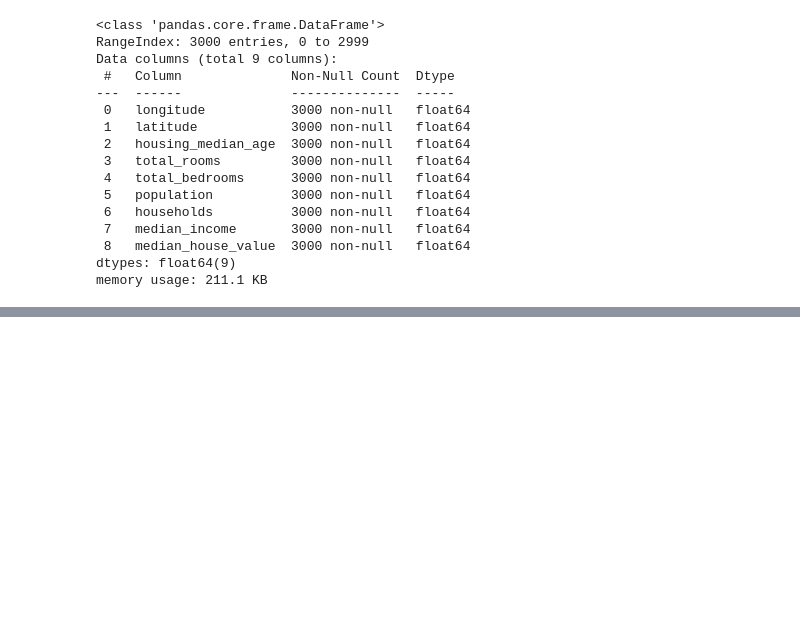
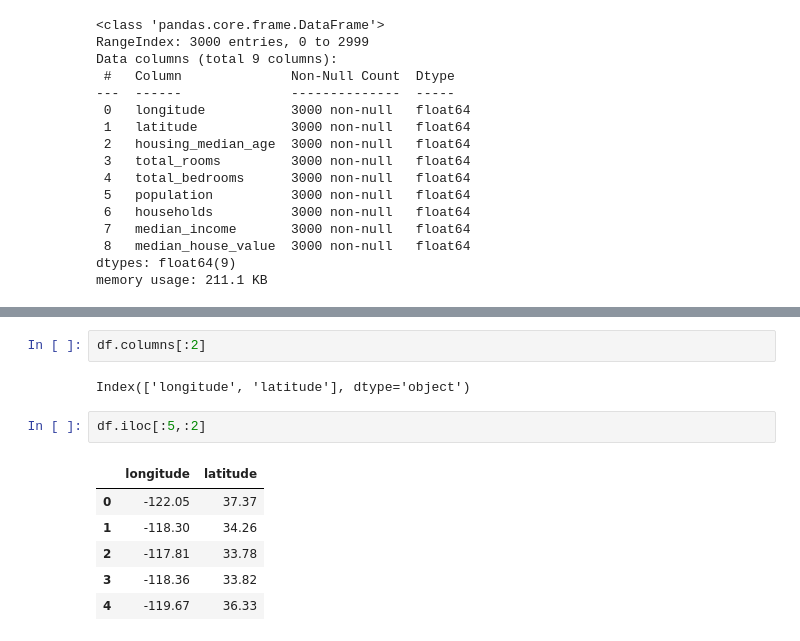
Before and after one commit to Sergeji554/Geekbrains, a Jupyter notebook: seminar_9.ipynb, the cells around one changed output, grey strips where cells are left out. Cells and saved outputs as stored; diff of their text form; blank space fills up the shorter version.

```diff
--- a/seminar_9.ipynb
+++ b/seminar_9.ipynb
@@ -57,0 +114,13 @@ memory usage: 211.1 KB
+# %%
+df.columns[:2]
+# %% [output]
+Index(['longitude', 'latitude'], dtype='object')
+# %%
+df.iloc[:5,:2]
+# %% [output]
+|  | longitude | latitude |
+| 0 | -122.05 | 37.37 |
+| 1 | -118.30 | 34.26 |
+| 2 | -117.81 | 33.78 |
+| 3 | -118.36 | 33.82 |
+| 4 | -119.67 | 36.33 |
```
Also changed, not shown: parts of 12 cells of this notebook.
